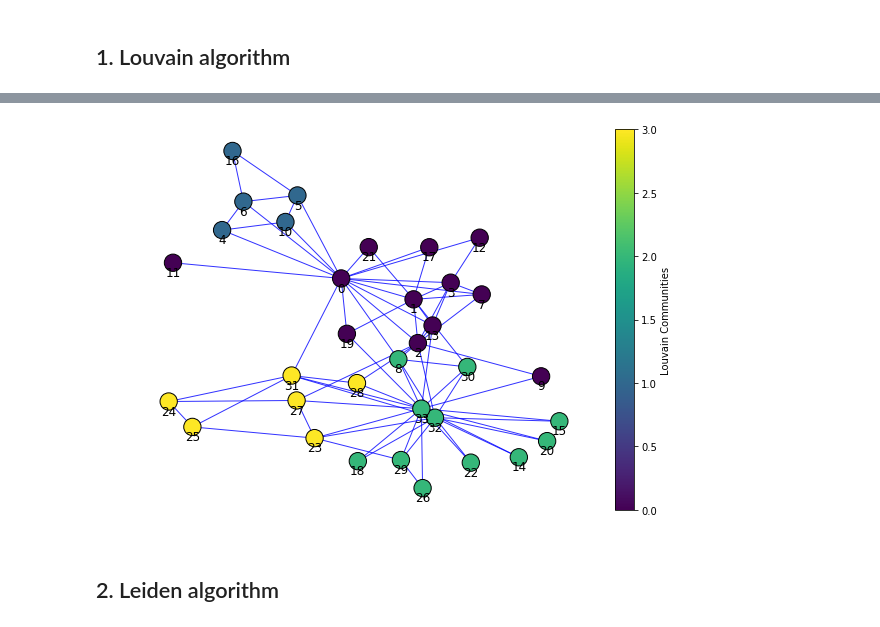
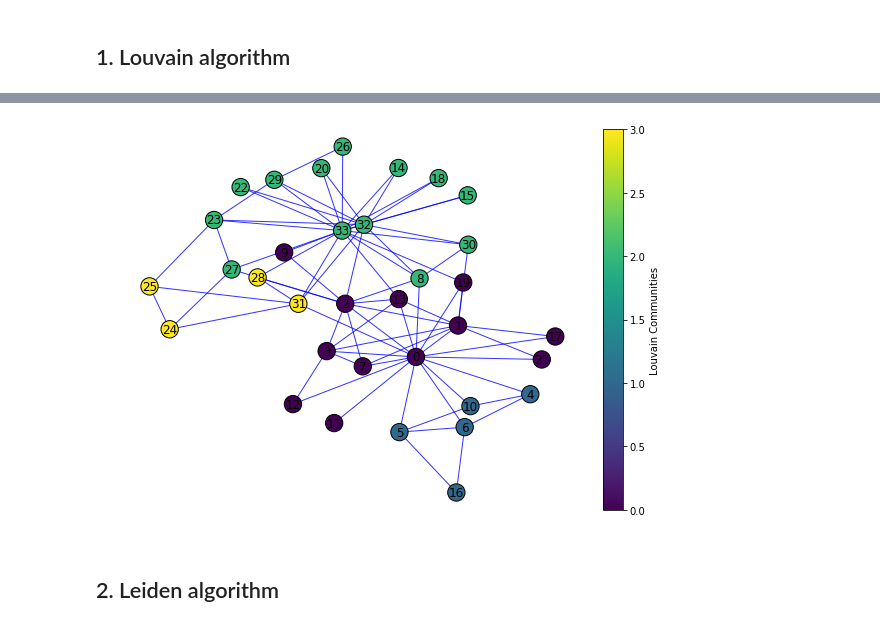
Before and after one commit to mboudour/RobotNets, a Jupyter notebook: Communities.ipynb, the cells around one changed output, grey strips where cells are left out. Saved outputs shown, nothing was run; the diff lists cells and outputs as text; code cells hidden in the pictures.

```diff
--- a/Communities.ipynb
+++ b/Communities.ipynb
@@ -76,28 +76,28 @@ Community 3 with 5 nodes: [4, 5, 6, 10, 16]
 # %%
 node_color=partition.values()
 # [partition[n] for n in G.nodes()]
 # range(len(G.nodes())) #[d[n] for n in G.nodes()]
 vmin = min(node_color) #df['color'].min()
 vmax = max(node_color) #df['color'].max()
 cmap=plt.cm.viridis #plt.cm.coolwarm #plt.cm.Blues #
 
 plt.figure(figsize=(10,7));
-pos = nx.spring_layout(G, iterations=1000) #graphviz_layout(G)
+# pos = nx.spring_layout(G, iterations=1000) #graphviz_layout(G)
 node_border_color='k'
 nodes = nx.draw_networkx_nodes(G, pos, node_color=node_color, cmap=cmap, vmin=vmin, vmax=vmax)
 nodes.set_edgecolor(node_border_color)
 nx.draw_networkx_edges(G, pos,edge_color='b',alpha=0.8)
 plt.axis('off');
 yoffset = {}
 y_off = -0.05  # offset on the y axis
 for k, v in pos.items():
     yoffset[k] = (v[0], v[1]+y_off)
 nx.draw_networkx_labels(G, yoffset);
 sm = plt.cm.ScalarMappable(cmap=cmap, norm=plt.Normalize(vmin=vmin, vmax=vmax))
 sm.set_array([])
 cbar = plt.colorbar(sm,label="Louvain Communities") #, orientation='horizontal')
 # %% [output]
-[figure, old version]
+[figure, new version]
 # %% [markdown]
 ## 2. Leiden algorithm
 # %%
```
Also changed, not shown: parts of 3 cells of this notebook.
